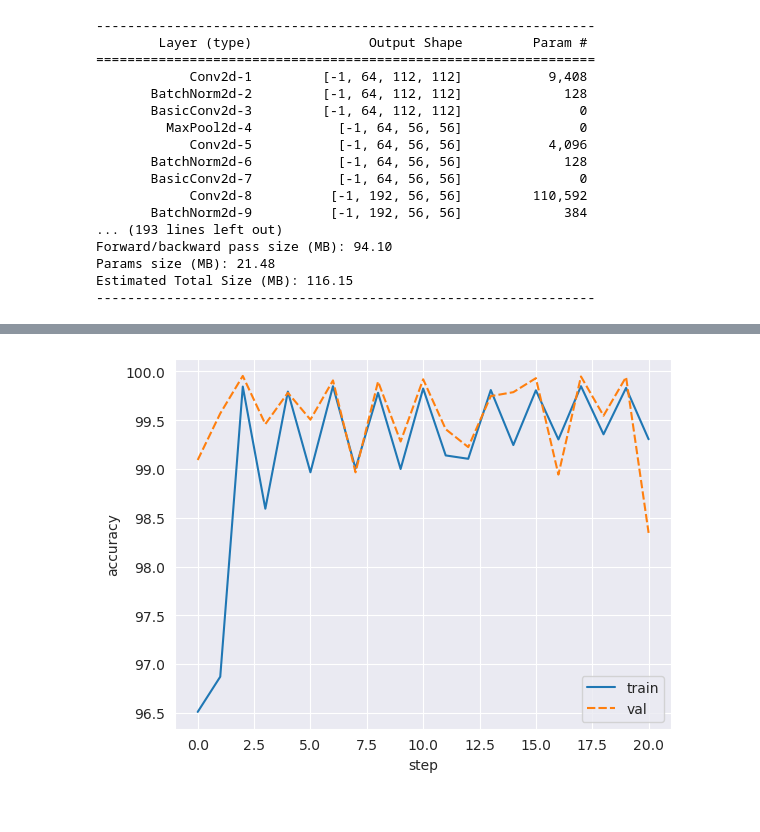
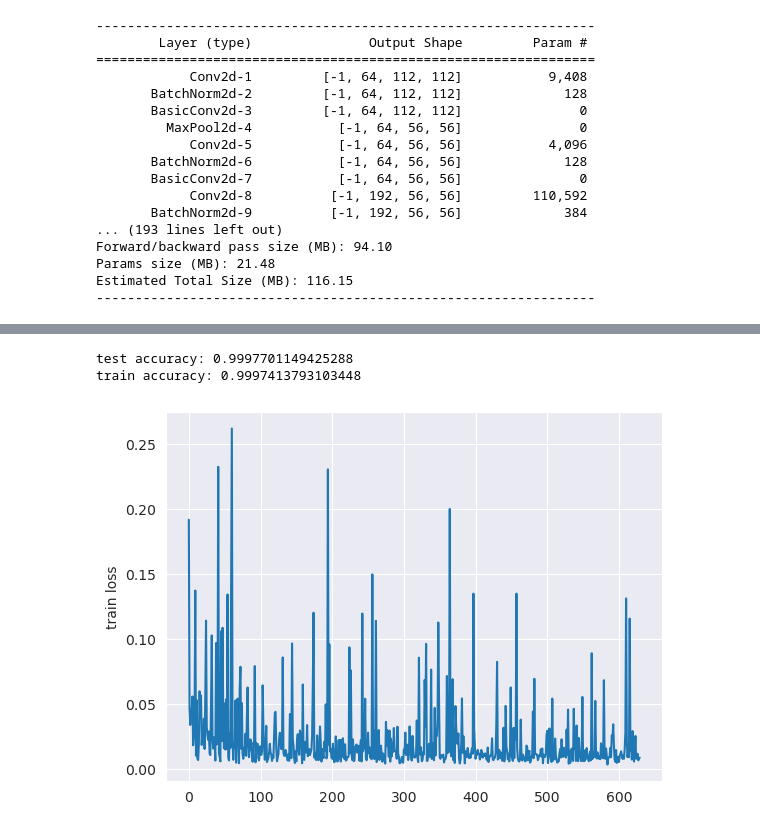
Before and after one commit to anshulrao/asl-image-classifier, a Jupyter notebook: code/SL Project - Fine-tuning.ipynb, the cells around one changed output, grey strips where cells are left out. Saved outputs shown, nothing was run; the diff lists cells and outputs as text; code cells hidden in the pictures.

```diff
--- a/code/SL Project - Fine-tuning.ipynb
+++ b/code/SL Project - Fine-tuning.ipynb
@@ -96,7 +96,7 @@ criterion = torch.nn.CrossEntropyLoss()
 # %%
 optimizer = torch.optim.Adam(model.parameters(), lr=3e-4, weight_decay=0.001)
 # %%
-device = torch.device('cuda' if torch.cuda.is_available() else 'cpu')
+DEVICE = torch.device('cuda' if torch.cuda.is_available() else 'cpu')
 # %%
 if torch.cuda.is_available():
     model.cuda()
@@ -199 +140,38 @@ epoch [10]/[10] train accuracy: 99.3048245614035 val accuracy: 98.34482758620689
+# %%
+def test_one_epoch(test_loader, model, device):
+    model.eval()
+    test_loss = 0
+    num_correct = 0
+
+    with torch.no_grad():
+        for i, (img, label) in enumerate(test_loader):
+            img, label = img.to(device), label.to(device)
+            output = model(img)
+            pred = torch.argmax(output, dim=1)
+            num_correct += (pred == label).sum().item()
+            test_loss += criterion(output, label).item()
+
+    test_loss /= len(test_loader.dataset)
+    return test_loss, num_correct
+# %%
+no_of_epochs = 30
+# %%
+lr = 0.01
+
+log_interval = 100
+
+train_losses = []
+test_losses = []
+test_correct = []
+train_correct = []
+for epoch in tqdm(range(no_of_epochs)):
+    train_loss = train_one_epoch(train_dataloader, model, DEVICE, optimizer, log_interval, epoch)
+    test_loss, num_correct = test_one_epoch(test_dataloader, model, DEVICE)
+    _, num_correct_train = test_one_epoch(train_dataloader, model, DEVICE)
+
+    # record results
+    train_losses.extend(train_loss)
+    test_losses.append(test_loss)
+    test_correct.append(num_correct)
+    train_correct.append(num_correct_train)
 # %%
@@ -222,7 +181,11 @@ plt.ylabel("loss");
-# %%
-accuracy = pd.DataFrame({'train': train_accuracies, 'val': val_accuracies})
-sns.lineplot(accuracy)
-plt.xlabel("step")
-plt.ylabel("accuracy");
-# %% [output]
-[figure, removed]
+# %%
+print(f"test accuracy: {test_correct[-1]/len(test_dataloader.dataset)}")
+print(f"train accuracy: {train_correct[-1]/len(train_dataloader.dataset)}")
+# %% [output]
+test accuracy: 0.9997701149425288
+train accuracy: 0.9997413793103448
+# %%
+sns.lineplot(train_losses)
+plt.ylabel("train loss");
+# %% [output]
+[figure, added]
```
Also changed, not shown: parts of 12 cells of this notebook, 23 other files.
